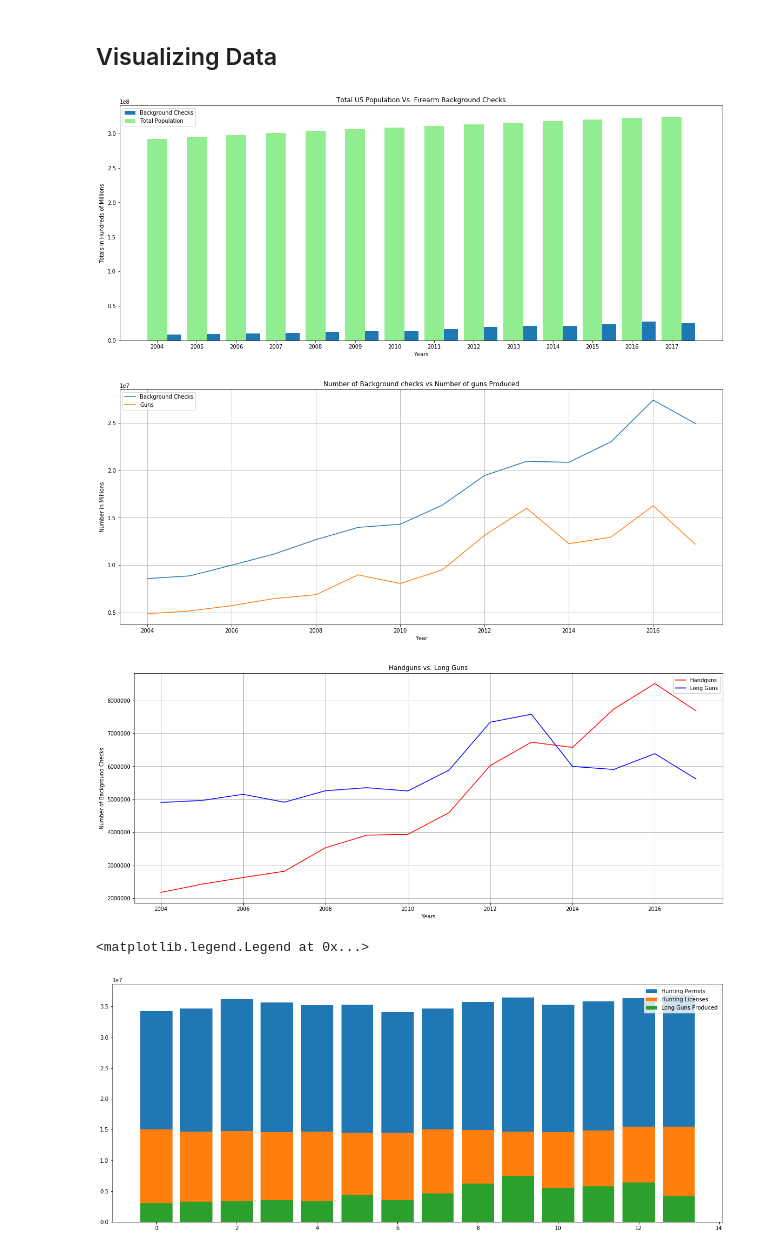
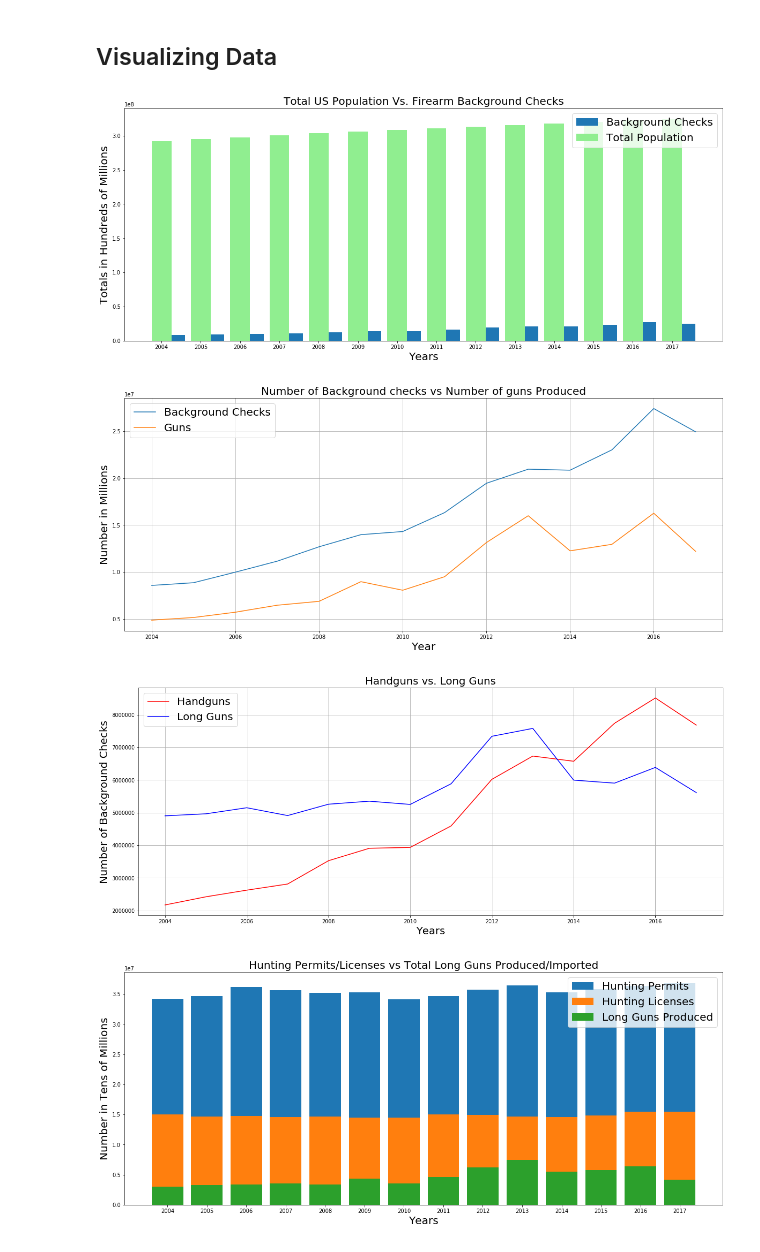
Before and after one commit to kcs342kcs/Guns, a Jupyter notebook: Parse_All_Data.ipynb, the cells around one changed output. Saved outputs shown, nothing was run; the diff lists cells and outputs as text; code cells hidden in the pictures.

Commit message:
new graphs, fixed font sizes

```diff
--- a/Parse_All_Data.ipynb
+++ b/Parse_All_Data.ipynb
@@ -366,46 +375,50 @@ plt.bar(y_pos,g_df["US_POP"],width=0.5,color="lightgreen",label="Total Populatio
 plt.xticks(y_pos,g_df["year"])
 fig = plt.gcf()
 fig.set_size_inches(20,8)
-plt.xlabel("Years")
-plt.ylabel("Totals in Hundreds of Millions")
-plt.title("Total US Population Vs. Firearm Background Checks")
-plt.legend(loc="best")
+plt.xlabel("Years",fontsize=20)
+plt.ylabel("Totals in Hundreds of Millions",fontsize=20)
+plt.title("Total US Population Vs. Firearm Background Checks",fontsize=20)
+plt.legend(loc="best",fontsize=20)
 plt.savefig("./images/totalpop_vs_bckgnd_checks.png")
 # %% [output]
-[figure, old version]
+[figure, new version]
 # %%
 plt.plot(g_df["year"],g_df["all_total_bckgnd_chk"],label="Background Checks")
 plt.plot(g_df["year"],g_df["total_guns_produced"],label="Guns")
-plt.legend(loc="best")
+plt.legend(loc="best",fontsize=20)
 fig = plt.gcf()
 fig.set_size_inches(20,8)
 plt.grid()
-plt.xlabel("Year")
-plt.ylabel("Number in Millions")
-plt.title("Number of Background checks vs Number of guns Produced")
+plt.xlabel("Year",fontsize=20)
+plt.ylabel("Number in Millions",fontsize=20)
+plt.title("Number of Background checks vs Number of guns Produced",fontsize=20)
 plt.savefig("./images/Num_bkgnd_vs_tot_guns_produced.png")
 # %% [output]
-[figure, old version]
+[figure, new version]
 # %%
 plt.plot(g_df["year"],g_df["total_handgun"],label="Handguns",c="red")
 plt.plot(g_df["year"],g_df["total_long_gun"],label="Long Guns",c="blue")
 fig = plt.gcf()
 fig.set_size_inches(20,8)
 plt.grid()
-plt.legend(loc="best")
-plt.xlabel("Years")
-plt.ylabel("Number of Background Checks")
-plt.title("Handguns vs. Long Guns")
+plt.legend(loc="best",fontsize=20)
+plt.xlabel("Years",fontsize=20)
+plt.ylabel("Number of Background Checks",fontsize=20)
+plt.title("Handguns vs. Long Guns",fontsize=20)
 plt.savefig("./images/hand_vs_long.png")
 # %% [output]
-[figure, old version]
+[figure, new version]
 # %%
 plt.bar(y_pos,g_df["hunt_permit_issued"],label="Hunting Permits")
-plt.bar(y_pos,g_df["total_hunt_licences"],label="Hunting Licenses")#,bottom=g_df["hunt_permit_issued"])
+plt.bar(y_pos,g_df["total_hunt_licences"],label="Hunting Licenses")
 plt.bar(y_pos,g_df["total_long_guns_us"],label="Long Guns Produced")
+plt.xticks(y_pos,g_df["year"])
 fig = plt.gcf()
 fig.set_size_inches(20,8)
-plt.legend(loc="best")
+plt.legend(loc="best",fontsize=20)
+plt.xlabel("Years",fontsize=20)
+plt.ylabel("Number in Tens of Millions",fontsize=20)
+plt.title("Hunting Permits/Licenses vs Total Long Guns Produced/Imported",fontsize=20)
+plt.savefig("./images/hunting_permits.png")
 # %% [output]
-<matplotlib.legend.Legend at 0x...>
-[figure, old version]
+[figure, new version]
```
Also changed, not shown: parts of 4 cells of this notebook, 5 other files.
